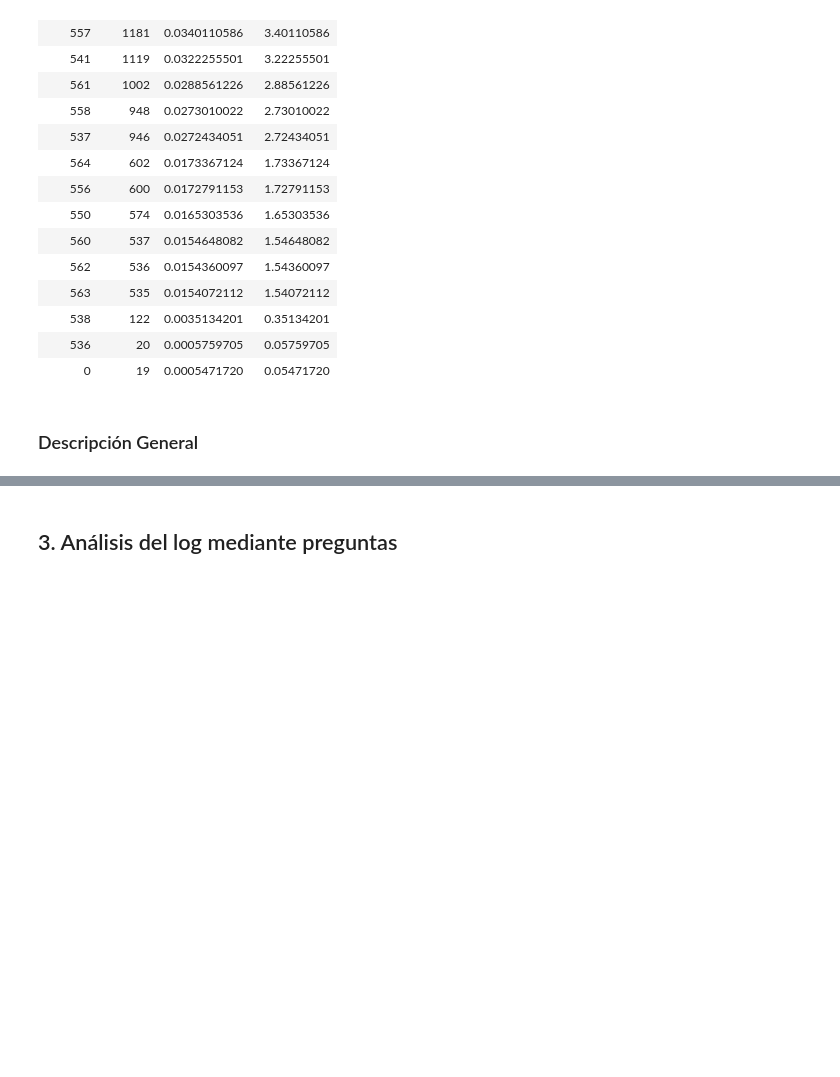
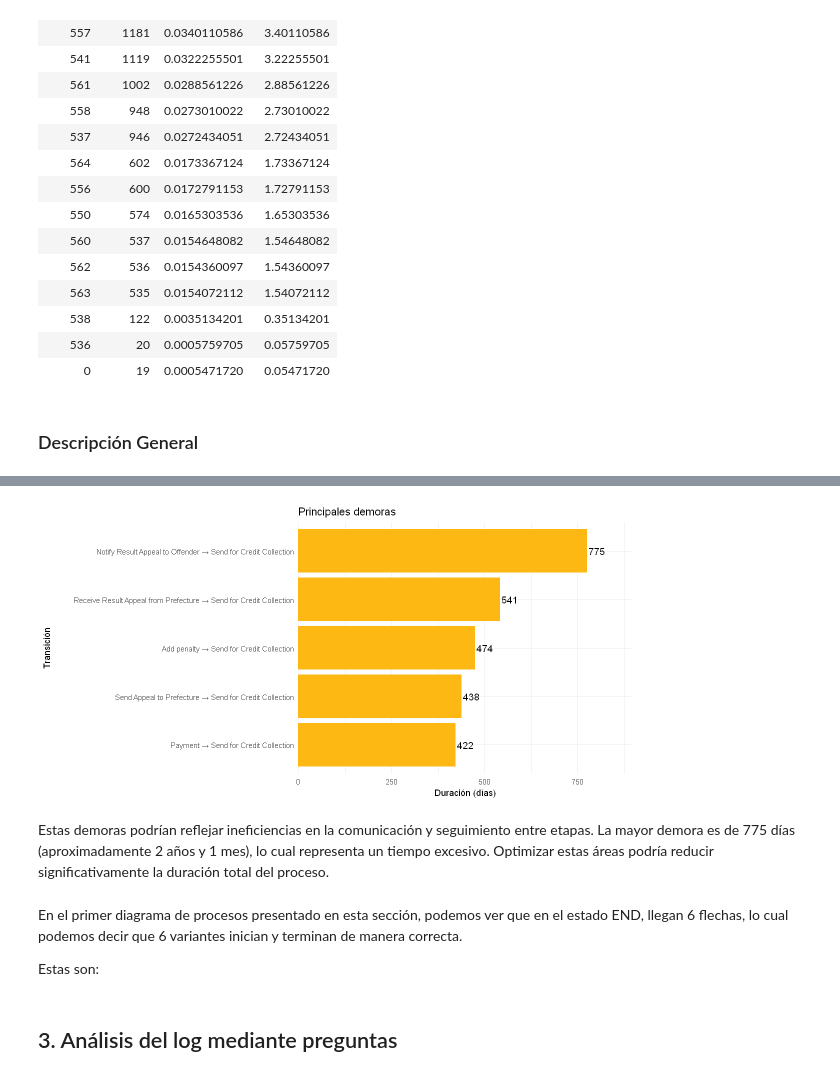
Before and after one commit to fcordovav/Tarea_INFO286_2025_I, a Jupyter notebook: main.ipynb, the cells around one changed output, grey strips where cells are left out. Saved outputs shown, nothing was run; the diff lists cells and outputs as text; code cells hidden in the pictures; blank space fills up the shorter version.

```diff
--- a/main.ipynb
+++ b/main.ipynb
@@ -178,3 +217,34 @@ A resource_metric: 16 × 4
+# %%
+# Crear un data frame con las demoras
+demoras <- data.frame(
+  transicion = c(
+    "Notify Result Appeal to Offender → Send for Credit Collection",
+    "Receive Result Appeal from Prefecture → Send for Credit Collection",
+    "Add penalty → Send for Credit Collection",
+    "Send Appeal to Prefecture → Send for Credit Collection",
+    "Payment → Send for Credit Collection"
+  ),
+  dias = c(775, 541, 474, 438, 422)
+)
+
+# Graficar con etiquetas y espacio adicional
+ggplot(demoras, aes(x = reorder(transicion, dias), y = dias)) +
+  geom_bar(stat = "identity", fill = "#FDB813") +
+  geom_text(aes(label = dias), hjust = -0.1, size = 4) +  # Etiquetas fuera de la barra
+  coord_flip() +
+  labs(title = "Principales demoras",
+       x = "Transición",
+       y = "Duración (días)") +
+  theme_minimal() +
+  scale_y_continuous(expand = expansion(mult = c(0, 0.16)))  # espacio extra a la derecha
+# %% [output]
+[figure, added]
+# %% [markdown]
+Estas demoras podrían reflejar ineficiencias en la comunicación y seguimiento entre etapas. La mayor demora es de 775 días (aproximadamente 2 años y 1 mes), lo cual representa un tiempo excesivo. Optimizar estas áreas podría reducir significativamente la duración total del proceso.
+# %% [markdown]
+En el primer diagrama de procesos presentado en esta sección, podemos ver que en el estado END, llegan 6 flechas, lo cual podemos decir que 6 variantes inician y terminan de manera correcta.
+
+Estas son:
 # %% [markdown]
 ## 3. Análisis del log mediante preguntas
 # %% [markdown]
```
Also changed, not shown: parts of 11 cells of this notebook, 3 other files.
